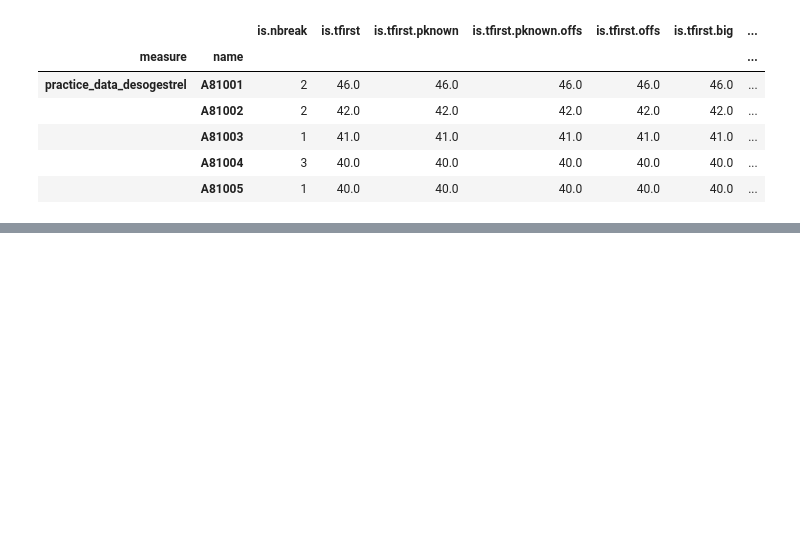
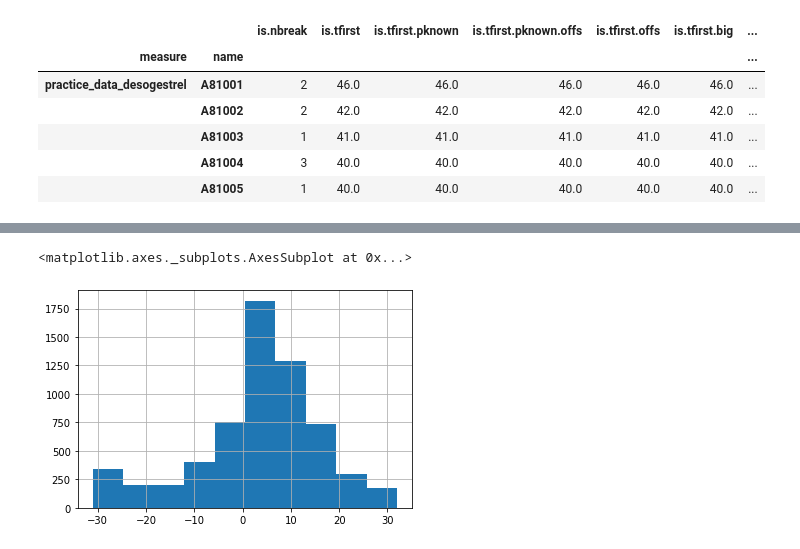
Before and after one commit to ebmdatalab/factors-associated-with-changing-notebook, a Jupyter notebook: notebooks/Factors_associated_with_changing.ipynb, the cells around one changed output, grey strips where cells are left out. Saved outputs shown, nothing was run; the diff lists cells and outputs as text; code cells hidden in the pictures; blank space fills up the shorter version.

```diff
--- a/notebooks/Factors_associated_with_changing.ipynb
+++ b/notebooks/Factors_associated_with_changing.ipynb
@@ -74,0 +88,5 @@ reg_data.head()
+# %%
+difference.loc['practice_data_desogestrel','is.tfirst.big'].hist()
+# %% [output]
+<matplotlib.axes._subplots.AxesSubplot at 0x...>
+[figure, added]
```
Also changed, not shown: parts of 7 cells of this notebook, 3 other files.
